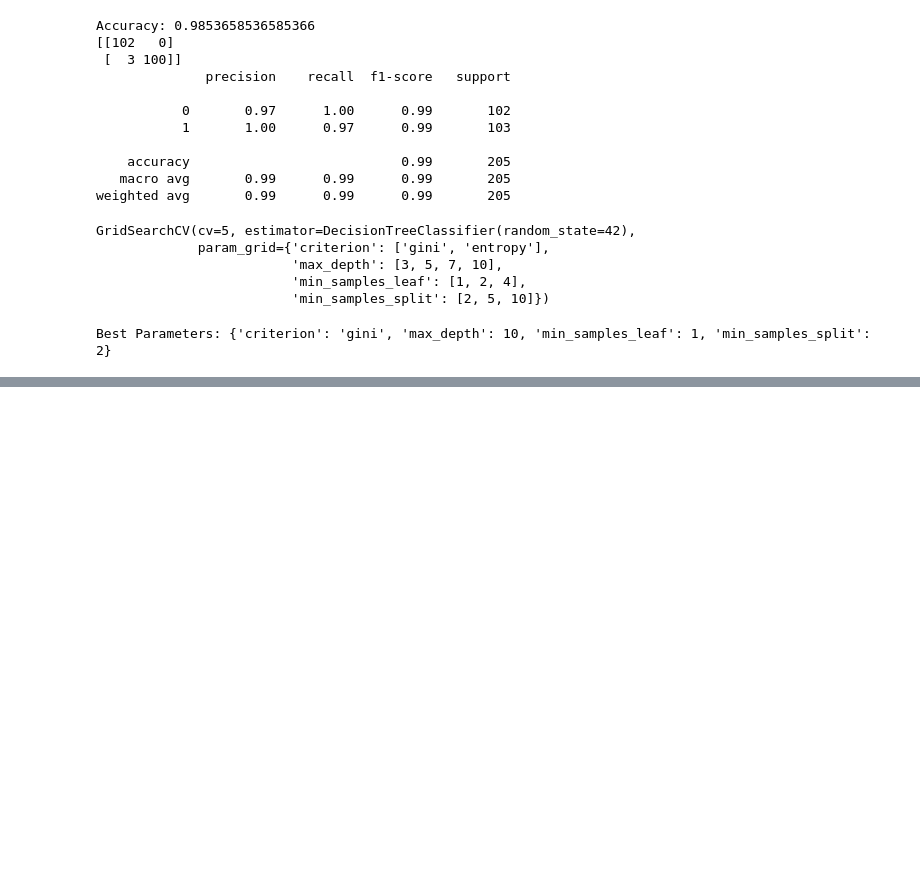
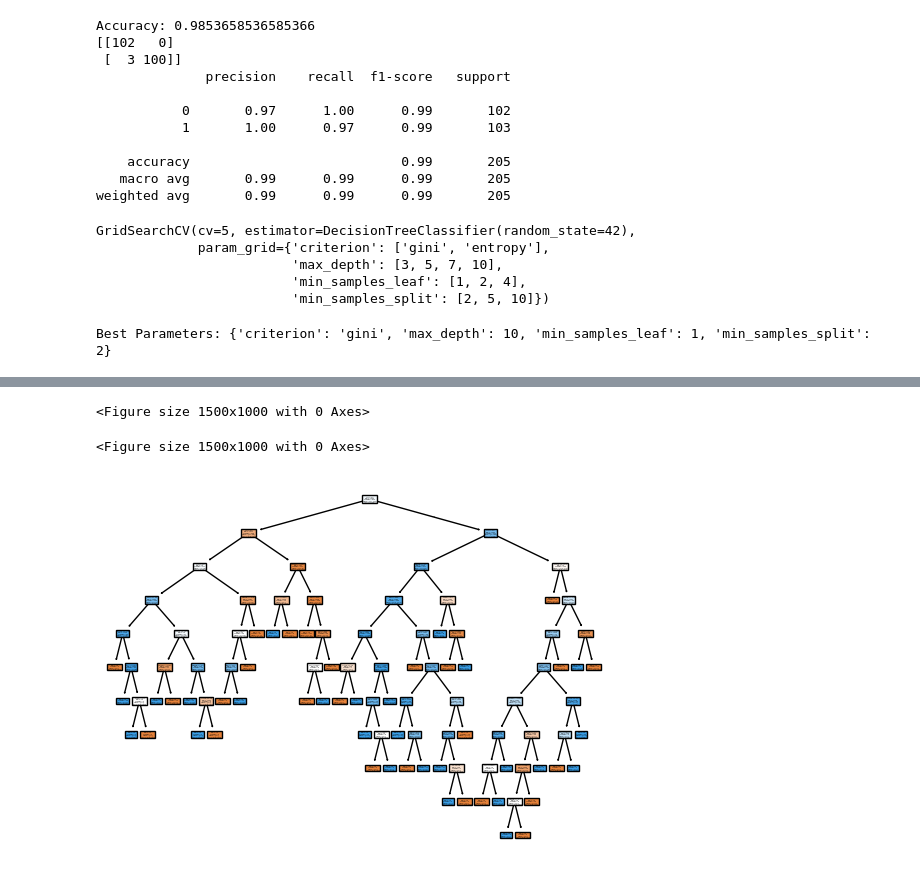
Before and after one commit to hashini2003-git/ml-heart-disease-assignment, a Jupyter notebook: yashika-ml.ipynb, the cells around one changed output, grey strips where cells are left out. Cells and saved outputs as stored; diff of their text form; code cells hidden in the pictures; blank space fills up the shorter version.

Commit message:
Visualization

```diff
--- a/yashika-ml.ipynb
+++ b/yashika-ml.ipynb
@@ -85,3 +85,5 @@ GridSearchCV(cv=5, estimator=DecisionTreeClassifier(random_state=42),
 print("Best Parameters:", grid.best_params_)
 # %% [output]
 Best Parameters: {'criterion': 'gini', 'max_depth': 10, 'min_samples_leaf': 1, 'min_samples_split': 2}
+# %%
+best_dt = grid.best_estimator_
@@ -87,0 +101,10 @@ Best Parameters: {'criterion': 'gini', 'max_depth': 10, 'min_samples_leaf': 1, '
+# %%
+plt.figure(figsize=(15,10))
+# %% [output]
+<Figure size 1500x1000 with 0 Axes>
+<Figure size 1500x1000 with 0 Axes>
+# %%
+plot_tree(best_dt, feature_names=X.columns, class_names=['No Disease', 'Disease'], filled=True)
+plt.show()
+# %% [output]
+[figure, added]
```
Also changed, not shown: parts of 3 cells of this notebook.
